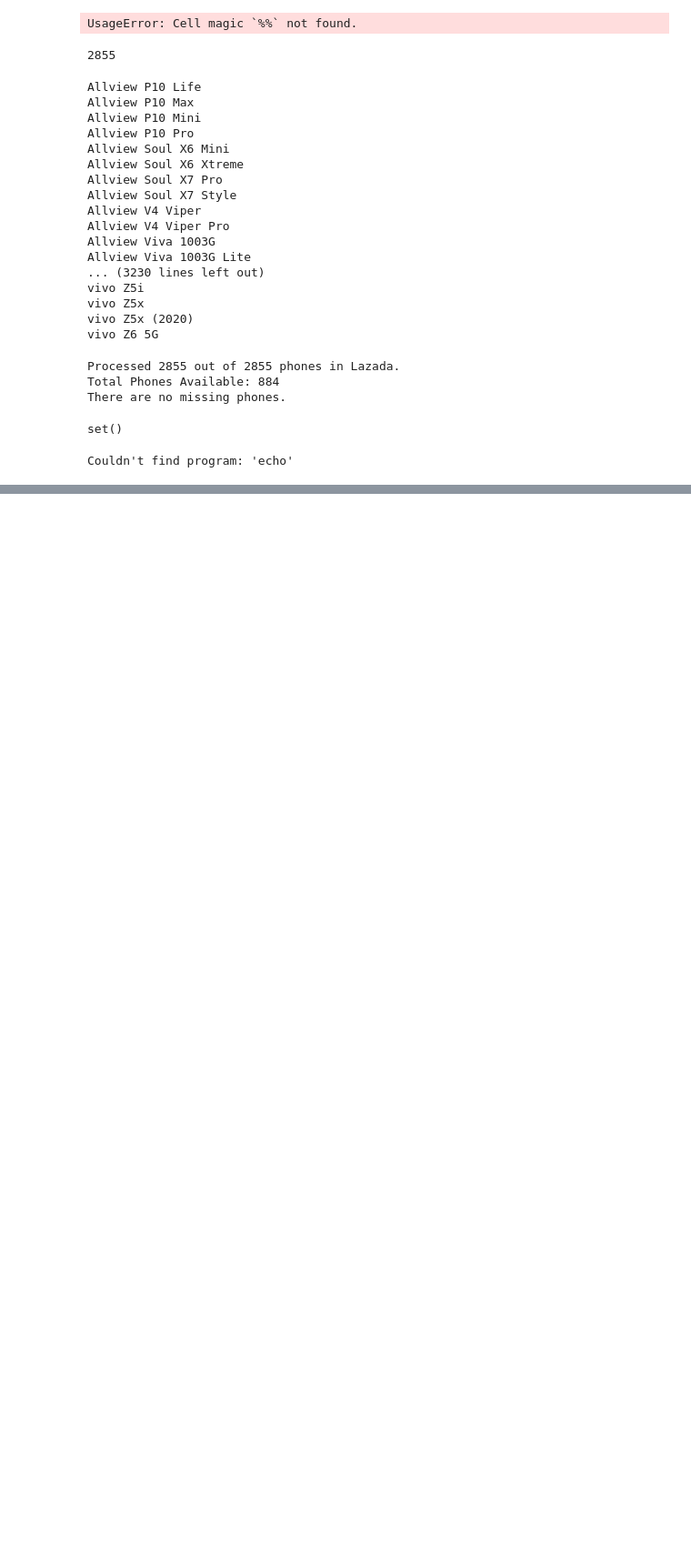
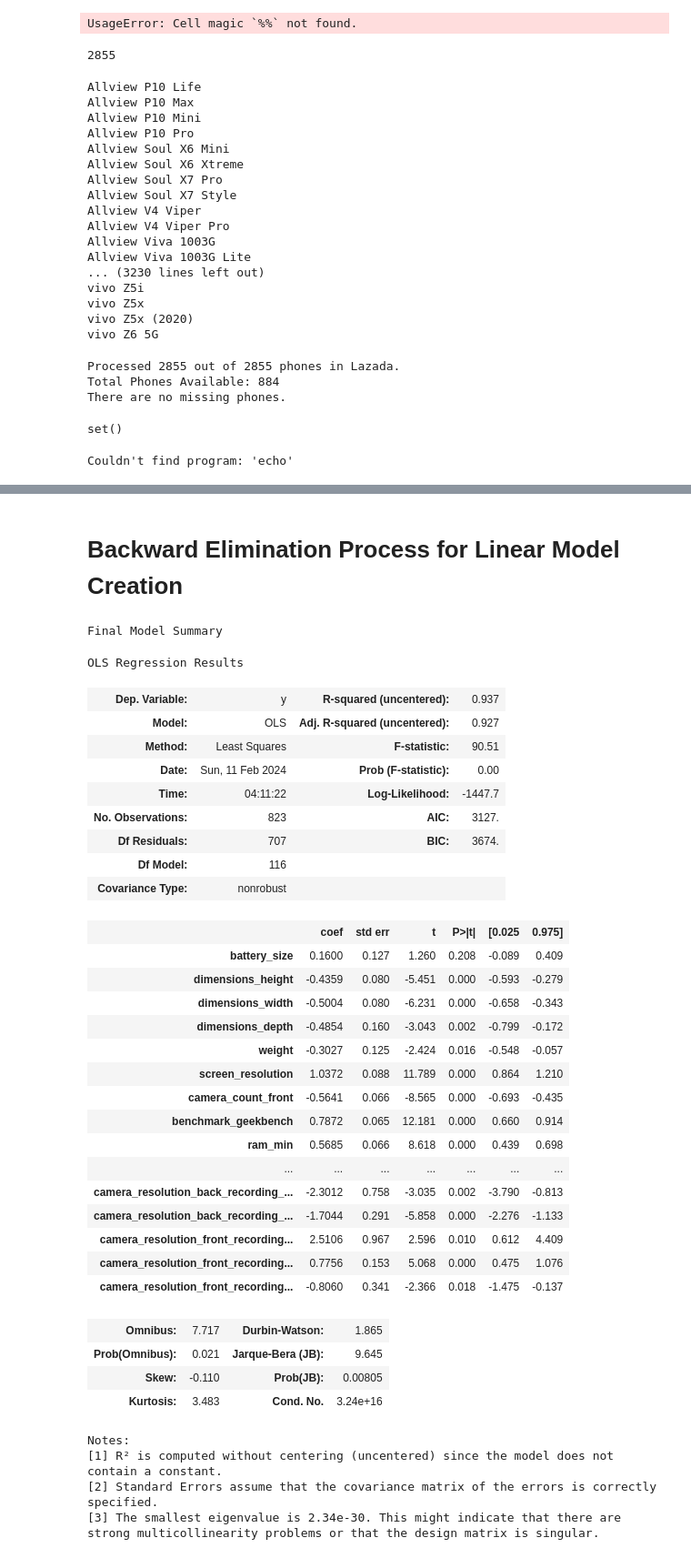
Before and after one commit to RenzVillegas24/GSMArena_Scraper, a Jupyter notebook: GSMArena_API.ipynb, the cells around one changed output, grey strips where cells are left out. Shown at 91% size. Saved outputs shown, nothing was run; the diff lists cells and outputs as text; code cells hidden in the pictures; blank space fills up the shorter version.

```diff
--- a/GSMArena_API.ipynb
+++ b/GSMArena_API.ipynb
@@ -1510,0 +1479,72 @@ list(latest_phones_combined_flat.items())[:10]
+# %% [markdown]
+<h1>Backward Elimination Process for Linear Model Creation</h1>
+# %%
+import statsmodels.api as sm
+
+# Add a constant column to the dataset
+x = sm.add_constant(clean_data_encoded)
+
+# Create a list of column names
+cols = x.columns.tolist()
+
+model = sm.OLS(labels, x).fit()
+
+remove_cols = []
+
+# Perform backward elimination
+while len(cols) > 0:
+    x = x[cols]
+    model = sm.OLS(labels, x).fit()
+    p_values = model.pvalues[1:]  # Exclude the constant column
+    max_p_value = p_values.max()
+    if max_p_value > 0.05:
+        max_p_index = p_values.idxmax()
+        remove_cols.append(max_p_index)
+        cols.remove(max_p_index)
+    else:
+        break
+
+# Updated dataset after feature selection
+clean_data_encoded = x[cols]
+
+clean_data_encoded.head(10)
+
+print('Final Model Summary')
+model.summary()
+# %% [output]
+Final Model Summary
+OLS Regression Results
+| Dep. Variable: | y | R-squared (uncentered): | 0.937 |
+| Model: | OLS | Adj. R-squared (uncentered): | 0.927 |
+| Method: | Least Squares | F-statistic: | 90.51 |
+| Date: | Sun, 11 Feb 2024 | Prob (F-statistic): | 0.00 |
+| Time: | 04:11:22 | Log-Likelihood: | -1447.7 |
+| No. Observations: | 823 | AIC: | 3127. |
+| Df Residuals: | 707 | BIC: | 3674. |
+| Df Model: | 116 |  |  |
+| Covariance Type: | nonrobust |  |  |
+|  | coef | std err | t | P>|t| | [0.025 | 0.975] |
+| battery_size | 0.1600 | 0.127 | 1.260 | 0.208 | -0.089 | 0.409 |
+| dimensions_height | -0.4359 | 0.080 | -5.451 | 0.000 | -0.593 | -0.279 |
+| dimensions_width | -0.5004 | 0.080 | -6.231 | 0.000 | -0.658 | -0.343 |
+| dimensions_depth | -0.4854 | 0.160 | -3.043 | 0.002 | -0.799 | -0.172 |
+| weight | -0.3027 | 0.125 | -2.424 | 0.016 | -0.548 | -0.057 |
+| screen_resolution | 1.0372 | 0.088 | 11.789 | 0.000 | 0.864 | 1.210 |
+| camera_count_front | -0.5641 | 0.066 | -8.565 | 0.000 | -0.693 | -0.435 |
+| benchmark_geekbench | 0.7872 | 0.065 | 12.181 | 0.000 | 0.660 | 0.914 |
+| ram_min | 0.5685 | 0.066 | 8.618 | 0.000 | 0.439 | 0.698 |
+| ... | ... | ... | ... | ... | ... | ... |
+| camera_resolution_back_recording_... | -2.3012 | 0.758 | -3.035 | 0.002 | -3.790 | -0.813 |
+| camera_resolution_back_recording_... | -1.7044 | 0.291 | -5.858 | 0.000 | -2.276 | -1.133 |
+| camera_resolution_front_recording... | 2.5106 | 0.967 | 2.596 | 0.010 | 0.612 | 4.409 |
+| camera_resolution_front_recording... | 0.7756 | 0.153 | 5.068 | 0.000 | 0.475 | 1.076 |
+| camera_resolution_front_recording... | -0.8060 | 0.341 | -2.366 | 0.018 | -1.475 | -0.137 |
+| Omnibus: | 7.717 | Durbin-Watson: | 1.865 |
+| Prob(Omnibus): | 0.021 | Jarque-Bera (JB): | 9.645 |
+| Skew: | -0.110 | Prob(JB): | 0.00805 |
+| Kurtosis: | 3.483 | Cond. No. | 3.24e+16 |
+Notes:
+[1] R² is computed without centering (uncentered) since the model does not contain a constant.
+[2] Standard Errors assume that the covariance matrix of the errors is correctly specified.
+[3] The smallest eigenvalue is 2.34e-30. This might indicate that there are
+strong multicollinearity problems or that the design matrix is singular.
```
Also changed, not shown: parts of 22 cells of this notebook, 3 other files.
